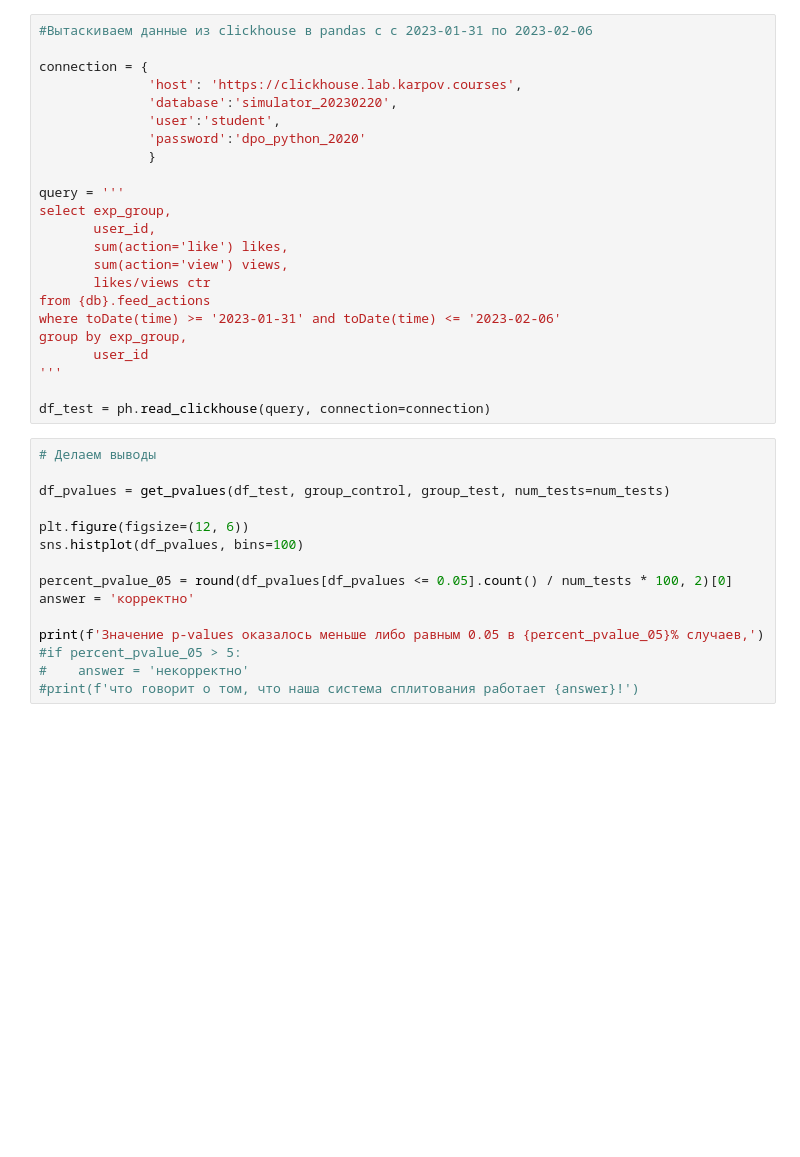
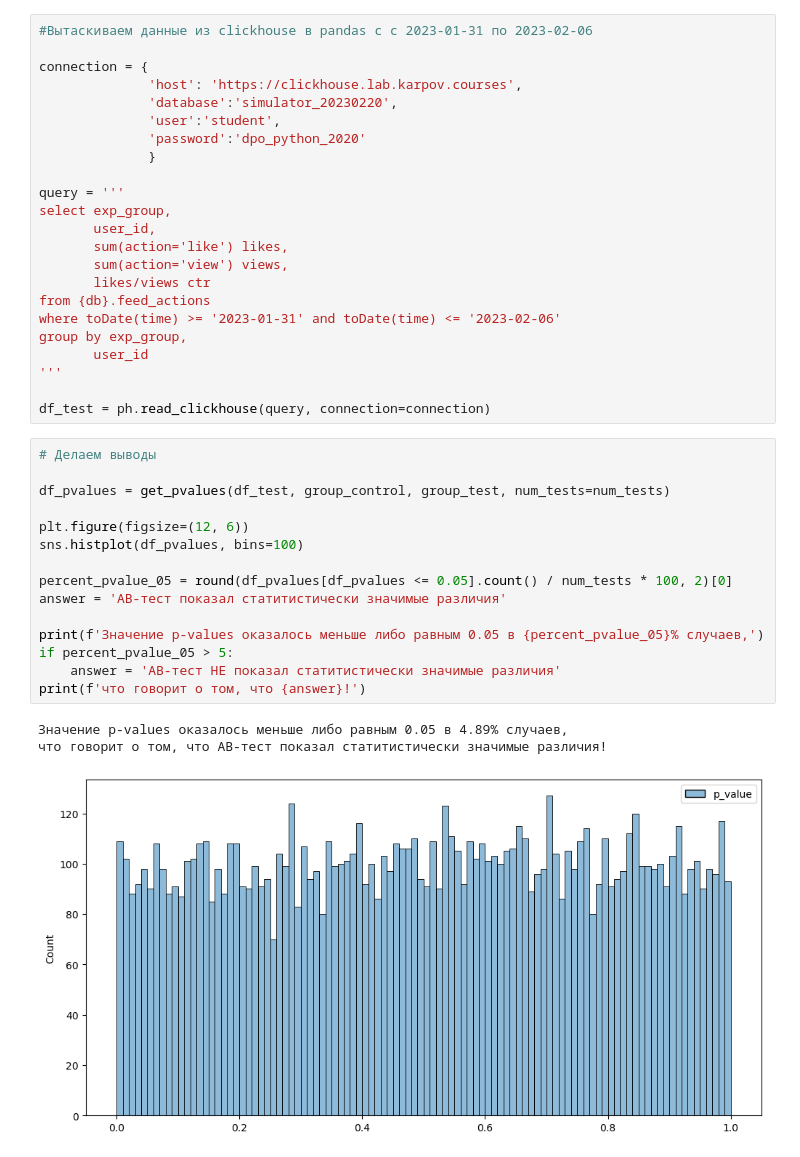
Before and after one commit to okappa78/AB_test, a Jupyter notebook: lesson_5_2_check.ipynb, the cells around one changed output. Saved outputs shown, nothing was run; the diff lists cells and outputs as text; blank space fills up the shorter version.

```diff
--- a/lesson_5_2_check.ipynb
+++ b/lesson_5_2_check.ipynb
@@ -90,15 +96,19 @@ df_test = ph.read_clickhouse(query, connection=connection)
 # %%
 # Делаем выводы
 
 df_pvalues = get_pvalues(df_test, group_control, group_test, num_tests=num_tests)
 
 plt.figure(figsize=(12, 6))
 sns.histplot(df_pvalues, bins=100)
 
 percent_pvalue_05 = round(df_pvalues[df_pvalues <= 0.05].count() / num_tests * 100, 2)[0]
-answer = 'корректно'
+answer = 'AB-тест показал статитистически значимые различия'
 
 print(f'Значение p-values оказалось меньше либо равным 0.05 в {percent_pvalue_05}% случаев,')
-#if percent_pvalue_05 > 5:
-#    answer = 'некорректно'
-#print(f'что говорит о том, что наша система сплитования работает {answer}!')
+if percent_pvalue_05 > 5:
+    answer = 'AB-тест НЕ показал статитистически значимые различия'
+print(f'что говорит о том, что {answer}!')
+# %% [output]
+Значение p-values оказалось меньше либо равным 0.05 в 4.89% случаев,
+что говорит о том, что AB-тест показал статитистически значимые различия!
+[figure, added]
```
Also changed, not shown: parts of 5 cells of this notebook.
